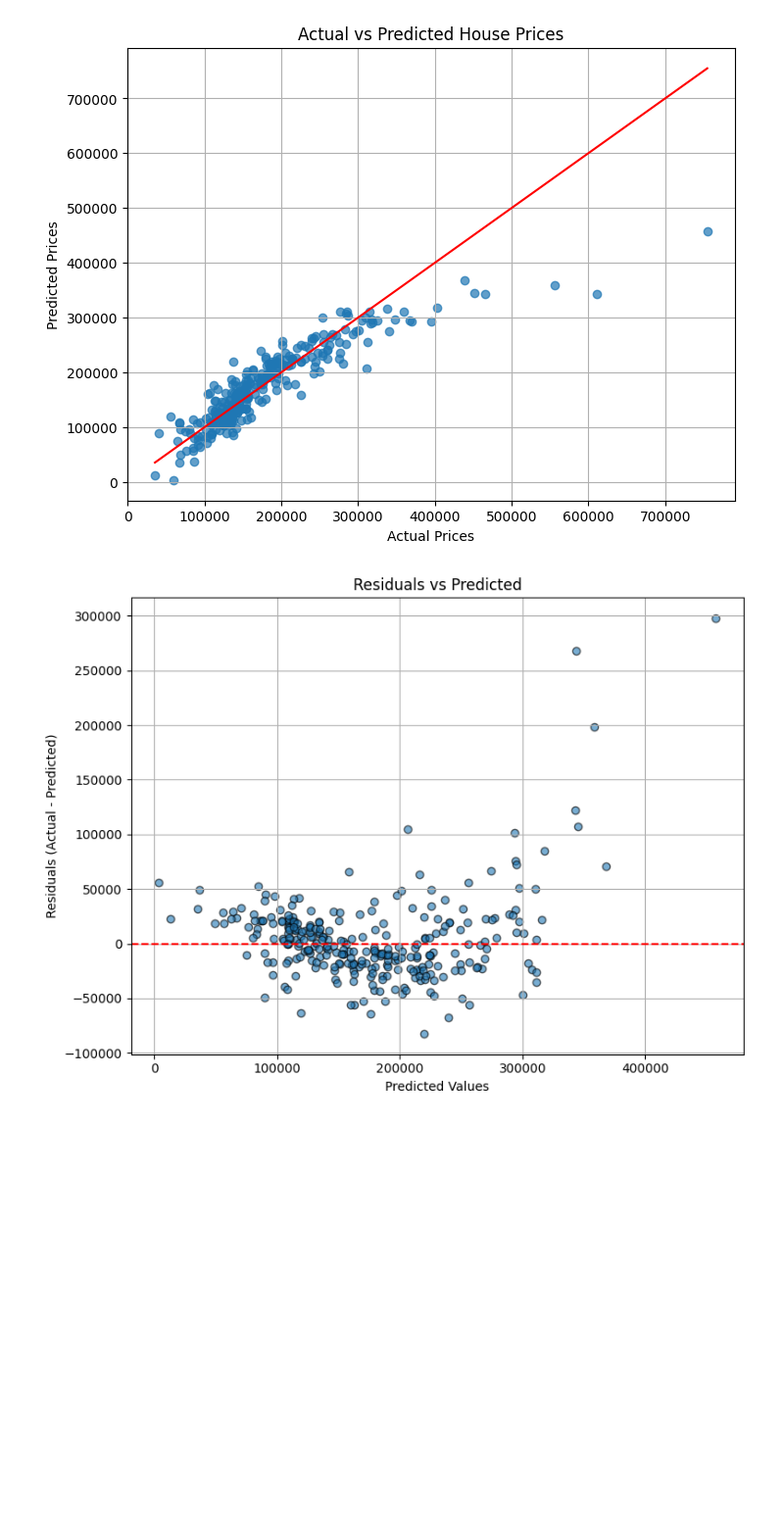
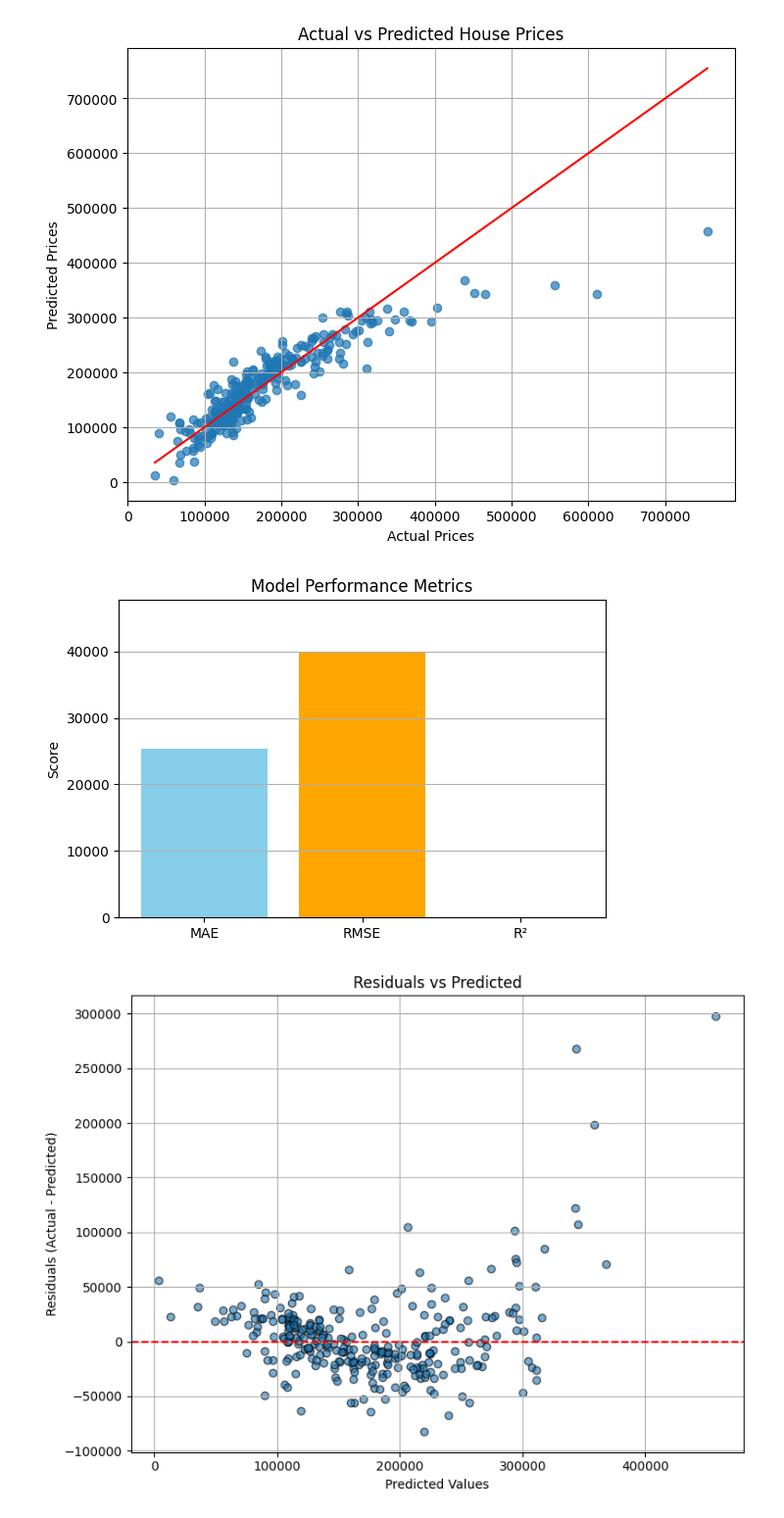
Before and after one commit to faizan-abbas-mir/house_price_predictor, a Jupyter notebook: housepricepredicter.ipynb, the cells around one changed output. Shown at 98% size. Saved outputs shown, nothing was run; the diff lists cells and outputs as text; code cells hidden in the pictures; blank space fills up the shorter version.

```diff
--- a/housepricepredicter.ipynb
+++ b/housepricepredicter.ipynb
@@ -150,6 +150,7 @@ lr = LinearRegression()
 lr.fit(X_train,y_train)
 y_pred = lr.predict(X_test)
 # %%
+mae = mean_absolute_error(y_test, y_pred)
 mse = mean_squared_error(y_test, y_pred)
 rmse=np.sqrt(mse)
 r2 = r2_score(y_test, y_pred)
@@ -170,6 +175,18 @@ plt.grid(True)
 plt.show()
 # %% [output]
 [figure]
+# %%
+metrics = {'MAE': mae, 'RMSE': rmse, 'R²': r2}
+plt.figure(figsize=(6, 4))
+plt.bar(metrics.keys(), metrics.values(), color=['skyblue', 'orange', 'green'])
+plt.title("Model Performance Metrics")
+plt.ylabel("Score")
+plt.ylim([0, max(rmse * 1.2, 1)])
+plt.grid(axis='y')
+plt.tight_layout()
+plt.show()
+# %% [output]
+[figure, added]
 # %%
 residuals = y_test - y_pred
 # %%
```
Also changed, not shown: parts of 2 cells of this notebook.
